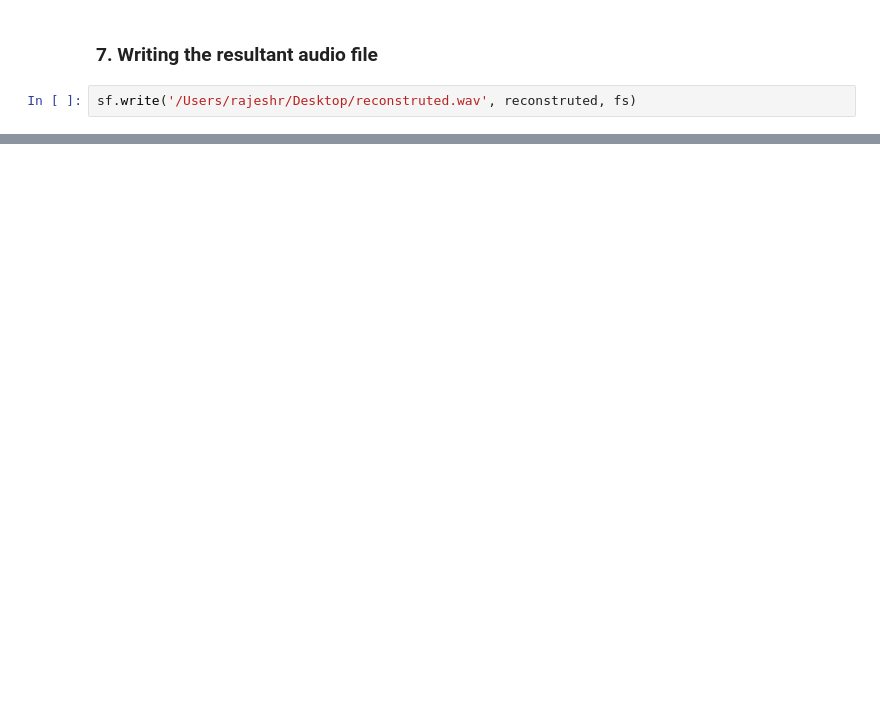
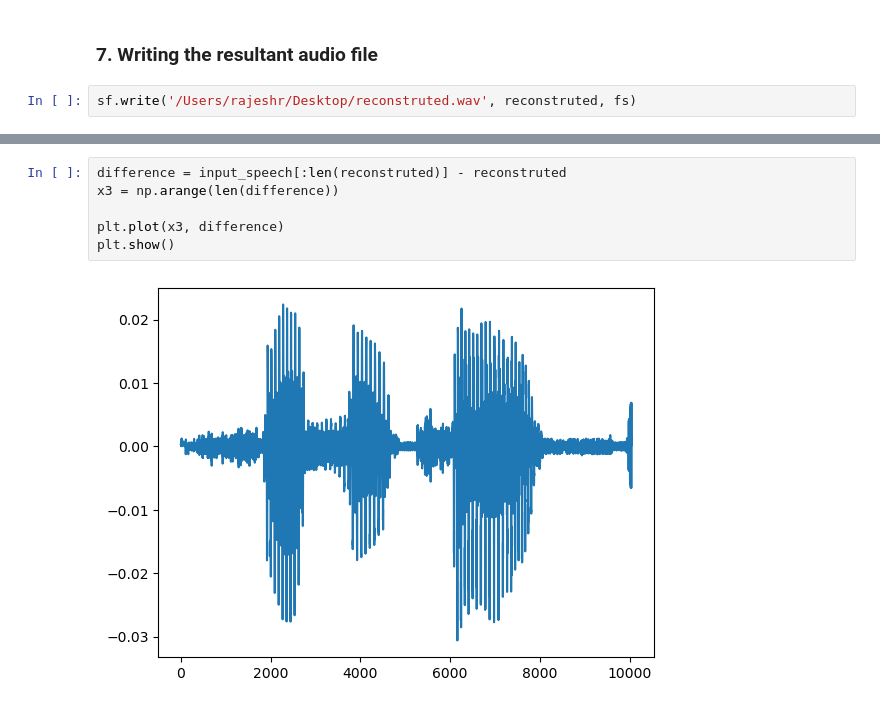
Before and after one commit to its-rajesh/Linear-Predictive-Coding-of-Speech-Signals, a Jupyter notebook: LPC.ipynb, the cells around one changed output, grey strips where cells are left out. Saved outputs shown, nothing was run; the diff lists cells and outputs as text; blank space fills up the shorter version.

```diff
--- a/LPC.ipynb
+++ b/LPC.ipynb
@@ -162,0 +182,8 @@ sf.write('/Users/rajeshr/Desktop/reconstruted.wav', reconstruted, fs)
+# %%
+difference = input_speech[:len(reconstruted)] - reconstruted
+x3 = np.arange(len(difference))
+
+plt.plot(x3, difference)
+plt.show()
+# %% [output]
+[figure, added]
```
Also changed, not shown: parts of 9 cells of this notebook, 1 other file.
